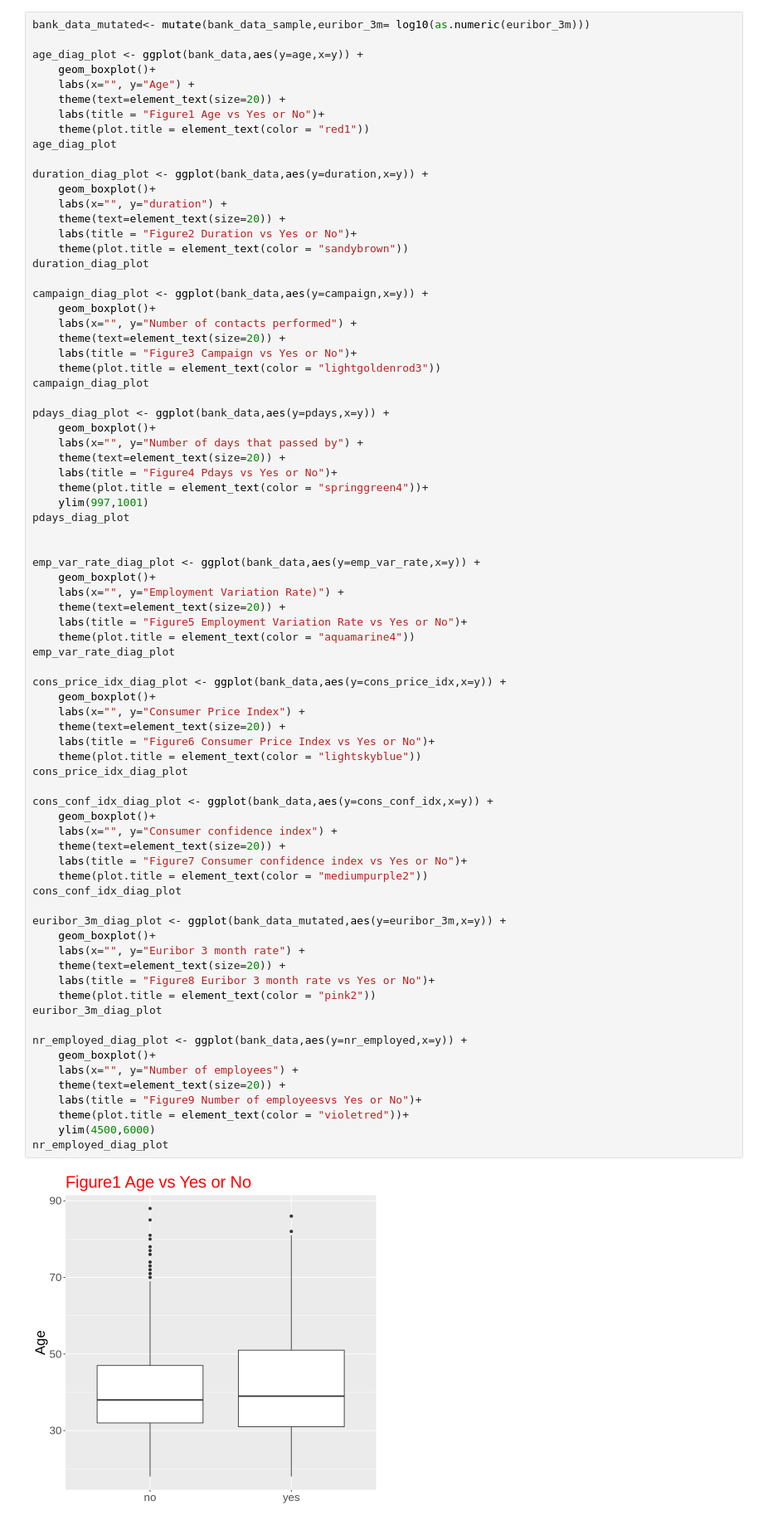
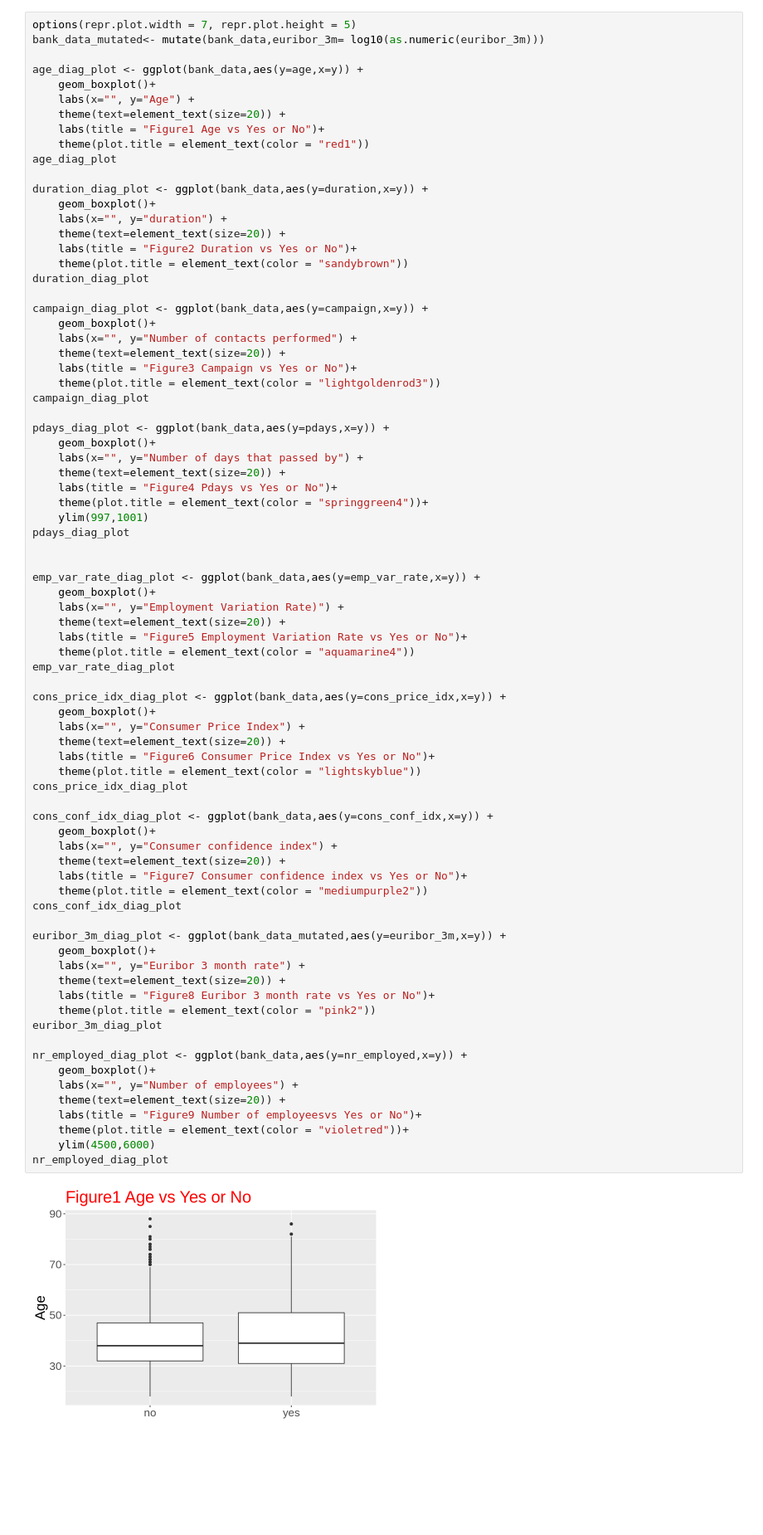
Before and after one commit to camirr/Call-Durations-and-Sales-Outcome-in-Telemarketing-Campaigns-Case-Study, a Jupyter notebook: Proposal.ipynb, the cells around one changed output. Shown at 83% size. Cells and saved outputs as stored; diff of their text form; blank space fills up the shorter version.

Commit message:
figure size

```diff
--- a/Proposal.ipynb
+++ b/Proposal.ipynb
@@ -102,7 +105,8 @@ bank_data_compare
 `stat_bin()` using `bins = 30`. Pick better value with `binwidth`.
 [figure]
 # %%
-bank_data_mutated<- mutate(bank_data_sample,euribor_3m= log10(as.numeric(euribor_3m)))
+options(repr.plot.width = 7, repr.plot.height = 5)
+bank_data_mutated<- mutate(bank_data,euribor_3m= log10(as.numeric(euribor_3m)))
 
 age_diag_plot <- ggplot(bank_data,aes(y=age,x=y)) +
     geom_boxplot()+
@@ -152,31 +156,31 @@ cons_price_idx_diag_plot <- ggplot(bank_data,aes(y=cons_price_idx,x=y)) +
     theme(text=element_text(size=20)) +
     labs(title = "Figure6 Consumer Price Index vs Yes or No")+
     theme(plot.title = element_text(color = "lightskyblue"))
 cons_price_idx_diag_plot
 
 cons_conf_idx_diag_plot <- ggplot(bank_data,aes(y=cons_conf_idx,x=y)) +
     geom_boxplot()+
     labs(x="", y="Consumer confidence index") +
     theme(text=element_text(size=20)) +
     labs(title = "Figure7 Consumer confidence index vs Yes or No")+
     theme(plot.title = element_text(color = "mediumpurple2"))
 cons_conf_idx_diag_plot
 
 euribor_3m_diag_plot <- ggplot(bank_data_mutated,aes(y=euribor_3m,x=y)) +
     geom_boxplot()+
     labs(x="", y="Euribor 3 month rate") +
     theme(text=element_text(size=20)) +
     labs(title = "Figure8 Euribor 3 month rate vs Yes or No")+
     theme(plot.title = element_text(color = "pink2"))
 euribor_3m_diag_plot
 
 nr_employed_diag_plot <- ggplot(bank_data,aes(y=nr_employed,x=y)) +
     geom_boxplot()+
     labs(x="", y="Number of employees") +
     theme(text=element_text(size=20)) +
     labs(title = "Figure9 Number of employeesvs Yes or No")+
     theme(plot.title = element_text(color = "violetred"))+
     ylim(4500,6000)
 nr_employed_diag_plot
 # %% [output]
-[figure, old version]
+[figure, new version]
```
Also changed, not shown: parts of 8 cells of this notebook.
